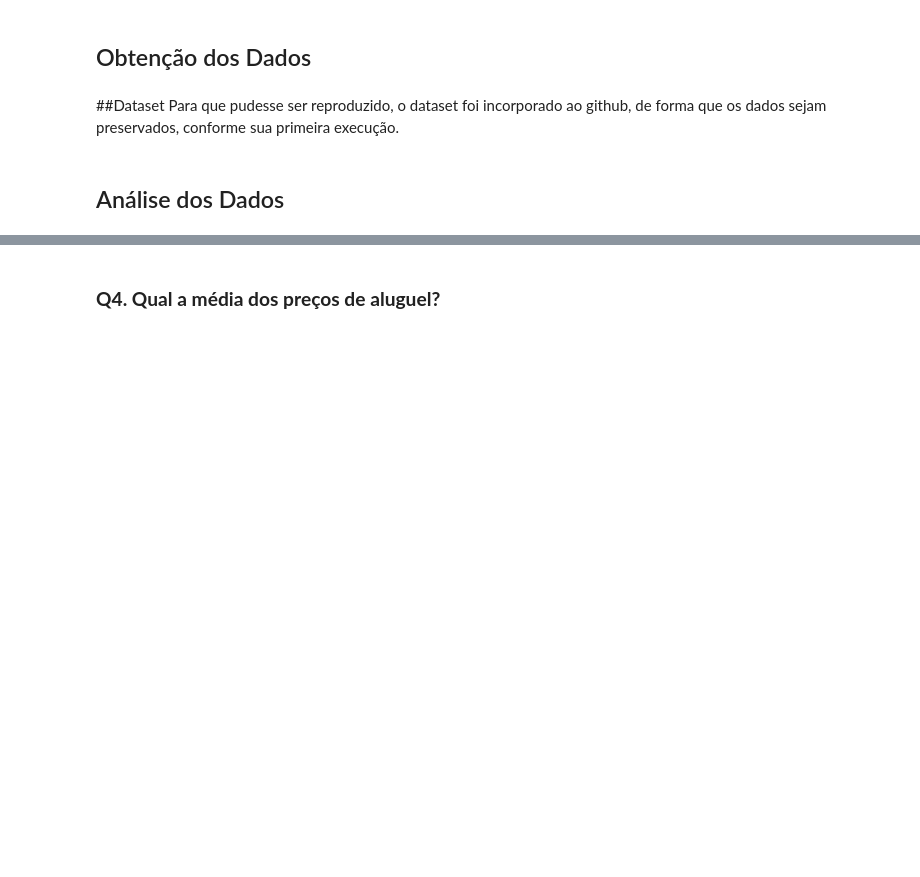
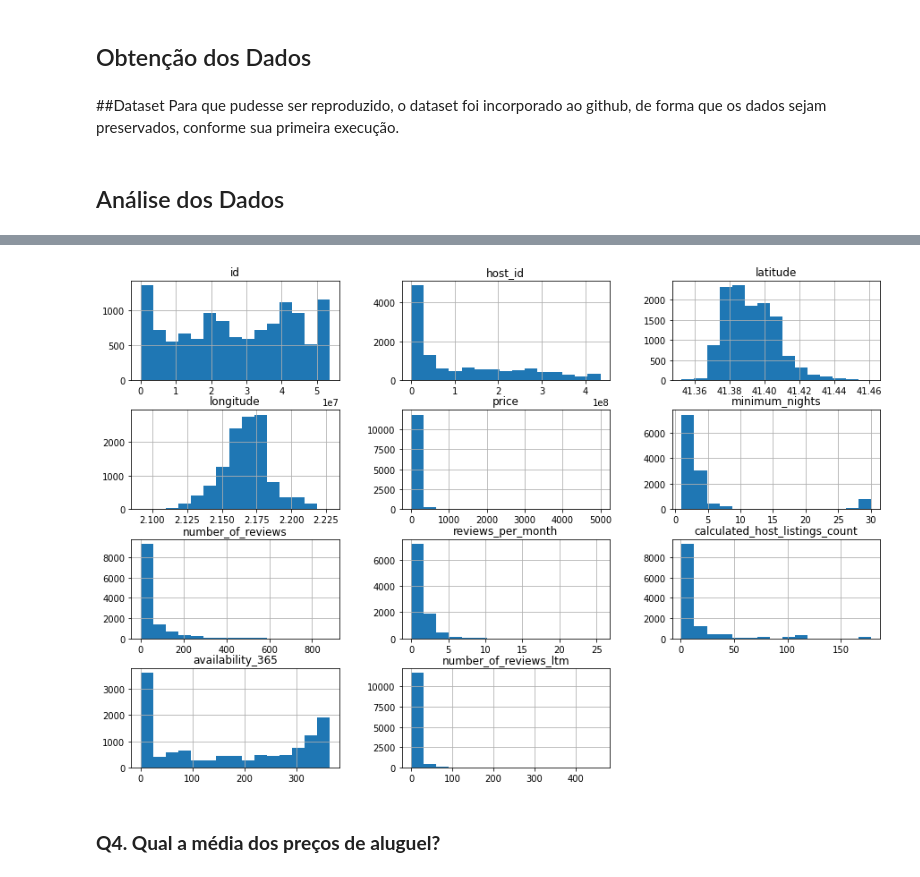
Before and after one commit to israelruiz2005/Analisando_os_Dados_do_Airbnb_Barcelona, a Jupyter notebook: Analisando_os_Dados_do_Airbnb_Barcelona.ipynb, the cells around one changed output, grey strips where cells are left out. Cells and saved outputs as stored; diff of their text form; code cells hidden in the pictures; blank space fills up the shorter version.

```diff
--- a/Analisando_os_Dados_do_Airbnb_Barcelona.ipynb
+++ b/Analisando_os_Dados_do_Airbnb_Barcelona.ipynb
@@ -95,3 +161,12 @@ df.shape
+# %%
+df_novo = df.copy()
+
+df_novo.drop(df_novo[df_novo.price > 5000].index, axis=0,inplace=True)
+df_novo.drop(df_novo[df_novo.minimum_nights > 30].index, axis=0, inplace=True)
+df_novo.drop('license',axis=1,inplace=True)
+df_novo.hist(bins=15, figsize=(15,10));
+# %% [output]
+[figure, added]
 # %% [markdown]
 ### **Q4. Qual a média dos preços de aluguel?**
 # %%
```
Also changed, not shown: parts of 10 cells of this notebook.
